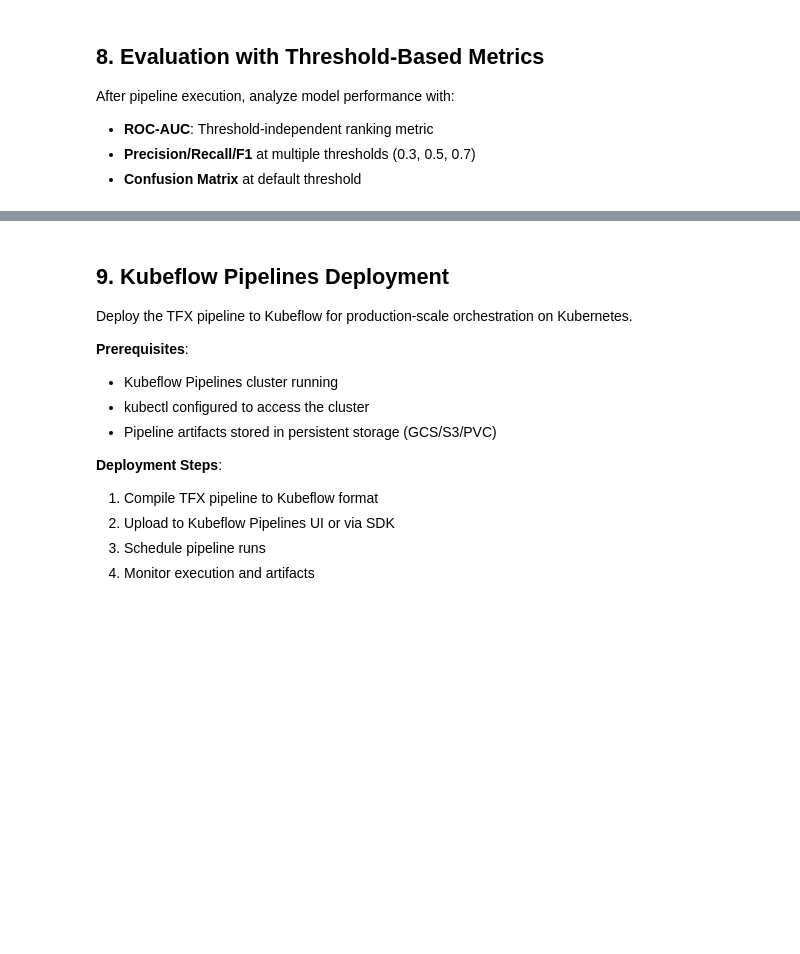
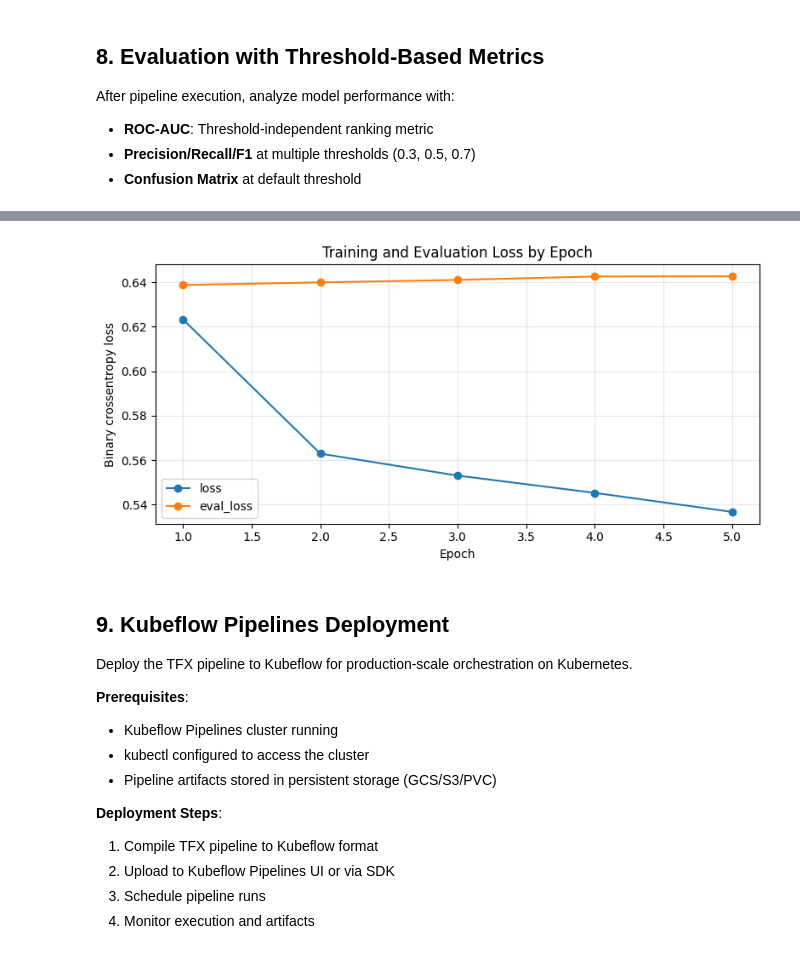
Before and after one commit to JShi12/movie-recommender, a Jupyter notebook: tfx_pipeline.ipynb, the cells around one changed output, grey strips where cells are left out. Cells and saved outputs as stored; diff of their text form; code cells hidden in the pictures; blank space fills up the shorter version.

```diff
--- a/tfx_pipeline.ipynb
+++ b/tfx_pipeline.ipynb
@@ -785,6 +777,8 @@ After pipeline execution, analyze model performance with:
 import os
 import glob
 from collections import Counter
+import matplotlib.pyplot as plt
+import pandas as pd
 import tensorflow as tf
 import tensorflow_model_analysis as tfma
 from tensorflow_model_analysis.proto import validation_result_pb2
@@ -903,6 +897,93 @@ def _safe_render_auc_plot(eval_result) -> None:
         tfma.view.render_plot(eval_result)
     except Exception as exc:
         print(f'Could not render TFMA plot in this environment: {exc}')
+
+
+def _summary_value_to_float(summary_value) -> float | None:
+    """Extract a scalar float from a TensorBoard summary value."""
+    if summary_value.HasField('tensor'):
+        value = tf.make_ndarray(summary_value.tensor)
+        if value.size:
+            return float(value.reshape(-1)[0])
+        return None
+    return float(summary_value.simple_value)
+
+
+def _read_tensorboard_scalars(log_dir: str, tag: str) -> list[tuple[int, float]]:
+    """Read scalar values for one TensorBoard tag from a log directory."""
+    event_files = sorted(
+        glob.glob(os.path.join(log_dir, 'events.out.tfevents.*')),
+        key=os.path.getmtime,
+    )
+    values_by_step = {}
+    for event_file in event_files:
+        try:
+            iterator = tf.compat.v1.train.summary_iterator(event_file)
+            for event in iterator:
+                for value in event.summary.value:
+                    if value.tag != tag:
+                        continue
+                    scalar = _summary_value_to_float(value)
+                    if scalar is not None:
+                        values_by_step[int(event.step)] = scalar
+        except Exception as exc:
+            print(f'Could not read TensorBoard event file {event_file}: {exc}')
+
+    return sorted(values_by_step.items())
+
+
+def _loss_rows(train_loss: list[tuple[int, float]], eval_loss: list[tuple[int, float]]) -> pd.DataFrame:
+    """Build an epoch-level train/eval loss table from TensorBoard scalars."""
+    train_by_epoch = {step + 1: value for step, value in train_loss}
+    eval_by_epoch = {step + 1: value for step, value in eval_loss}
+    epochs = sorted(set(train_by_epoch) | set(eval_by_epoch))
+    return pd.DataFrame(
+        {
+            'epoch': epochs,
+            'loss': [train_by_epoch.get(epoch) for epoch in epochs],
+            'eval_loss': [eval_by_epoch.get(epoch) for epoch in epochs],
+        }
+    )
+
+
+def _plot_training_loss(trainer_root: str) -> None:
+    """Plot train loss and eval loss from the latest Trainer model_run logs."""
+    model_run_root = os.path.join(trainer_root, 'model_run')
+    if not os.path.isdir(model_run_root):
+        print(f'\nTrainer model_run logs not found at: {model_run_root}')
+        return
+
+    model_run_dir = _latest_subdir(model_run_root)
+    train_log_dir = os.path.join(model_run_dir, 'train')
+    validation_log_dir = os.path.join(model_run_dir, 'validation')
+
+    train_loss = _read_tensorboard_scalars(train_log_dir, 'epoch_loss')
+    eval_loss = _read_tensorboard_scalars(validation_log_dir, 'epoch_loss')
+
+    print('\n' + '=' * 80)
+    print('TRAINING HISTORY')
+    print('=' * 80)
+    print(f'Trainer model_run dir: {model_run_dir}')
+
+    if not train_loss and not eval_loss:
+        print('No epoch_loss TensorBoard scalars found for train or validation logs.')
+        return
+
+    loss_df = _loss_rows(train_loss, eval_loss)
+    display(loss_df)
+
+    ax = loss_df.plot(
+        x='epoch',
+        y=['loss', 'eval_loss'],
+        marker='o',
+        figsize=(8, 4),
+        title='Training and Evaluation Loss by Epoch',
+    )
+    ax.set_xlabel('Epoch')
+    ax.set_ylabel('Binary crossentropy loss')
+    ax.grid(True, alpha=0.3)
+    plt.tight_layout()
+    plt.show()
 
 
 def _slice_key_to_text(slice_key) -> str:
@@ -1037,7 +1118,7 @@ def _print_baseline_comparison(eval_result) -> None:
             print(f"{name:<38} {current_value:>12.6f} {baseline_value:>12.6f} {delta:>12.6f}")
 
 
-def view_tfma_results(evaluator_root: str) -> None:
+def view_tfma_results(evaluator_root: str, trainer_root: str | None = None) -> None:
     """Load TFMA eval result and render slicing views + baseline comparison."""
     eval_dir = _latest_subdir(os.path.join(evaluator_root, 'evaluation'))
     bless_dir = _latest_subdir(os.path.join(evaluator_root, 'blessing'))
@@ -1070,15 +1151,19 @@ def view_tfma_results(evaluator_root: str) -> None:
     _print_baseline_comparison(eval_result)
     _print_validation_failures(eval_dir)
 
+    if trainer_root is not None:
+        _plot_training_loss(trainer_root)
+
 
 _pipeline_root = globals().get('PIPELINE_ROOT', './tfx_pipeline_output')
 EVALUATOR_ROOT = os.path.join(_pipeline_root, 'Evaluator')
+TRAINER_ROOT = os.path.join(_pipeline_root, 'Trainer')
 
 if not os.path.isdir(EVALUATOR_ROOT):
     print(f'Evaluator output not found at: {EVALUATOR_ROOT}')
     print('Run the TFX pipeline first (Cell 18), then re-run this cell.')
 else:
-    view_tfma_results(EVALUATOR_ROOT)
+    view_tfma_results(EVALUATOR_ROOT, TRAINER_ROOT)
 # %% [output]
 ================================================================================
 TFMA EVALUATOR RESULTS
@@ -1100,3 +1198,4 @@ No validation failures detected.
+[figure, added]
 # %% [markdown]
 ## 9. Kubeflow Pipelines Deployment
 
```
Also changed, not shown: parts of 4 cells of this notebook, 8 other files.
